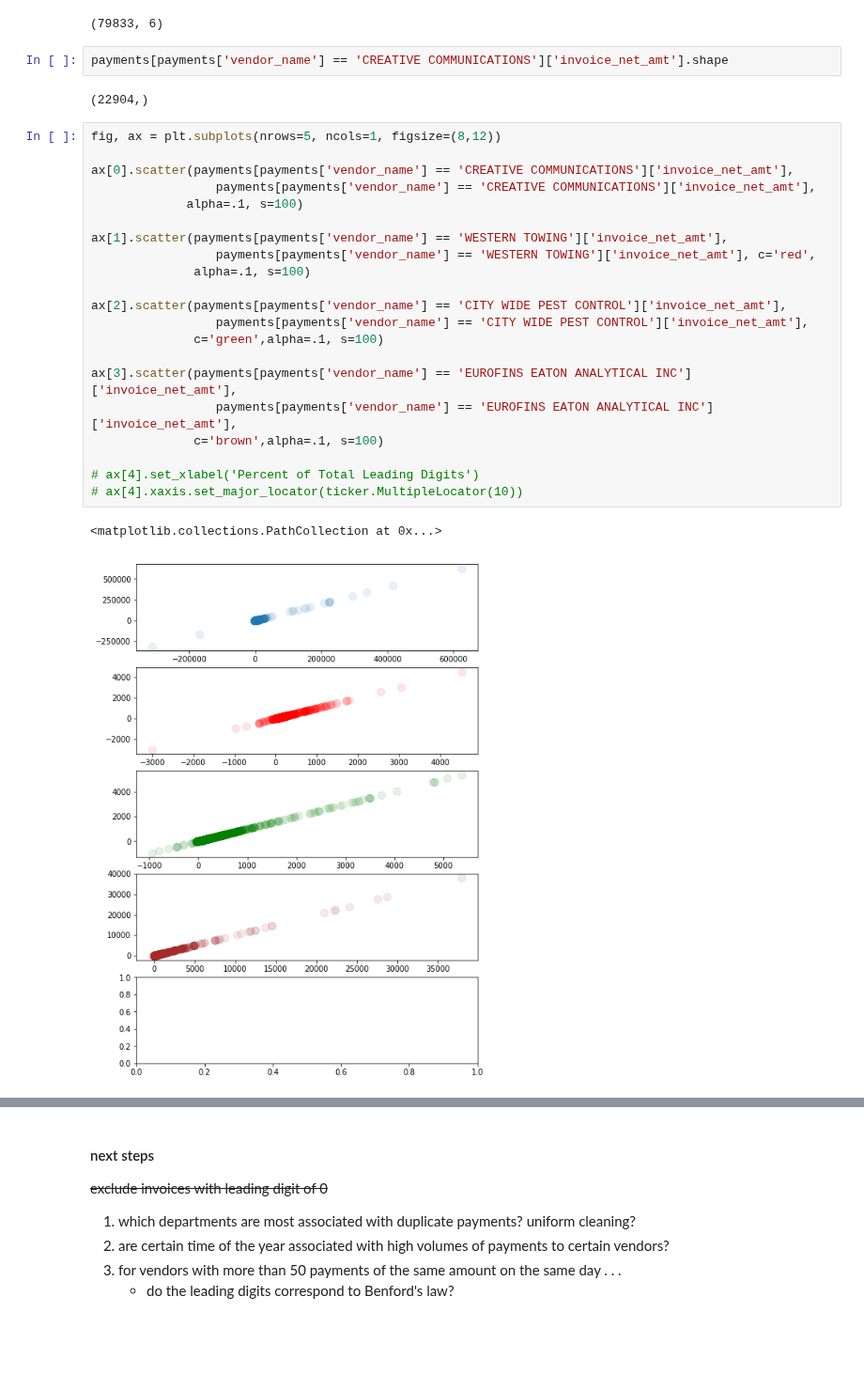
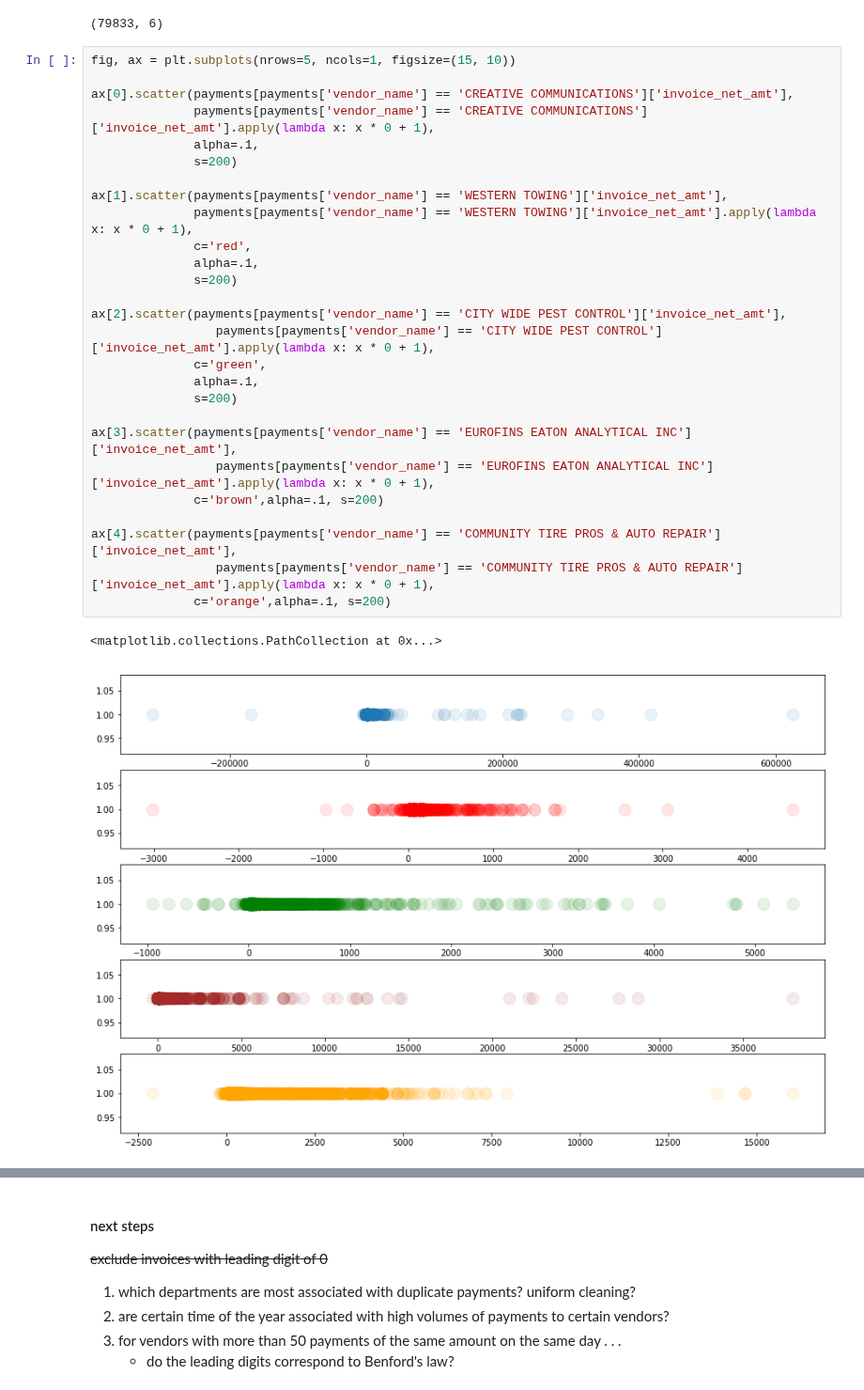
Before and after one commit to mrkjhsn/City-of-Phoenix-Vendor-Payments, a Jupyter notebook: vendor_analysis.ipynb, the cells around one changed output, grey strips where cells are left out. Shown at 94% size. Saved outputs shown, nothing was run; the diff lists cells and outputs as text; blank space fills up the shorter version.

```diff
--- a/vendor_analysis.ipynb
+++ b/vendor_analysis.ipynb
@@ -296,31 +319,33 @@ id_payments_top_vendors = payments[payments['vendor_name'].isin(identical_pay_gr
 id_payments_top_vendors.shape
 # %% [output]
 (79833, 6)
-# %%
-payments[payments['vendor_name'] == 'CREATIVE COMMUNICATIONS']['invoice_net_amt'].shape
-# %% [output]
-(22904,)
 # %%
-fig, ax = plt.subplots(nrows=5, ncols=1, figsize=(8,12))
+fig, ax = plt.subplots(nrows=5, ncols=1, figsize=(15, 10))
 
 ax[0].scatter(payments[payments['vendor_name'] == 'CREATIVE COMMUNICATIONS']['invoice_net_amt'],
-                 payments[payments['vendor_name'] == 'CREATIVE COMMUNICATIONS']['invoice_net_amt'],
-             alpha=.1, s=100)
+              payments[payments['vendor_name'] == 'CREATIVE COMMUNICATIONS']['invoice_net_amt'].apply(lambda x: x * 0 + 1),
+              alpha=.1,
+              s=200)
 
 ax[1].scatter(payments[payments['vendor_name'] == 'WESTERN TOWING']['invoice_net_amt'],
-                 payments[payments['vendor_name'] == 'WESTERN TOWING']['invoice_net_amt'], c='red',
-              alpha=.1, s=100)
+              payments[payments['vendor_name'] == 'WESTERN TOWING']['invoice_net_amt'].apply(lambda x: x * 0 + 1),
+              c='red',
+              alpha=.1,
+              s=200)
 
 ax[2].scatter(payments[payments['vendor_name'] == 'CITY WIDE PEST CONTROL']['invoice_net_amt'],
-                 payments[payments['vendor_name'] == 'CITY WIDE PEST CONTROL']['invoice_net_amt'],
-              c='green',alpha=.1, s=100)
+                 payments[payments['vendor_name'] == 'CITY WIDE PEST CONTROL']['invoice_net_amt'].apply(lambda x: x * 0 + 1),
+              c='green',
+              alpha=.1,
+              s=200)
 
 ax[3].scatter(payments[payments['vendor_name'] == 'EUROFINS EATON ANALYTICAL INC']['invoice_net_amt'],
-                 payments[payments['vendor_name'] == 'EUROFINS EATON ANALYTICAL INC']['invoice_net_amt'],
-              c='brown',alpha=.1, s=100)
+                 payments[payments['vendor_name'] == 'EUROFINS EATON ANALYTICAL INC']['invoice_net_amt'].apply(lambda x: x * 0 + 1),
+              c='brown',alpha=.1, s=200)
 
-# ax[4].set_xlabel('Percent of Total Leading Digits')
-# ax[4].xaxis.set_major_locator(ticker.MultipleLocator(10))
+ax[4].scatter(payments[payments['vendor_name'] == 'COMMUNITY TIRE PROS & AUTO REPAIR']['invoice_net_amt'],
+                 payments[payments['vendor_name'] == 'COMMUNITY TIRE PROS & AUTO REPAIR']['invoice_net_amt'].apply(lambda x: x * 0 + 1),
+              c='orange',alpha=.1, s=200)
 # %% [output]
 <matplotlib.collections.PathCollection at 0x...>
-[figure, old version]
+[figure, new version]
```
Also changed, not shown: parts of 12 cells of this notebook.
